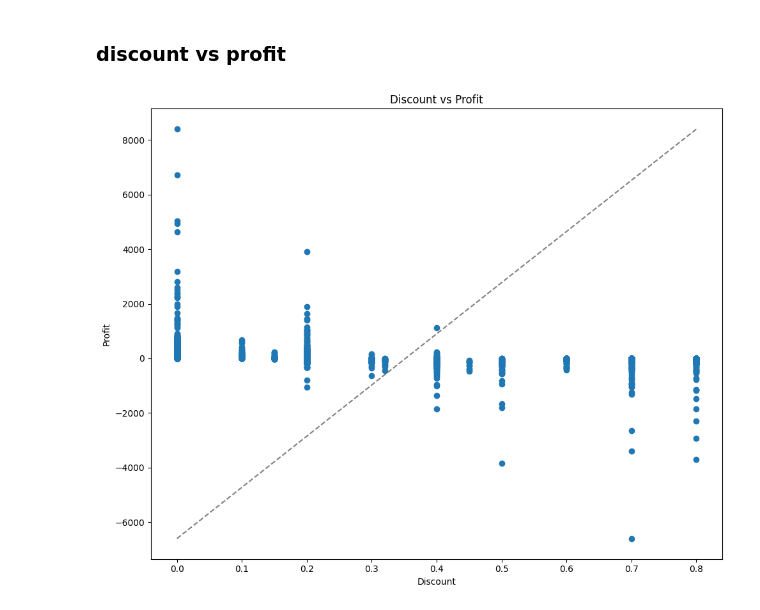
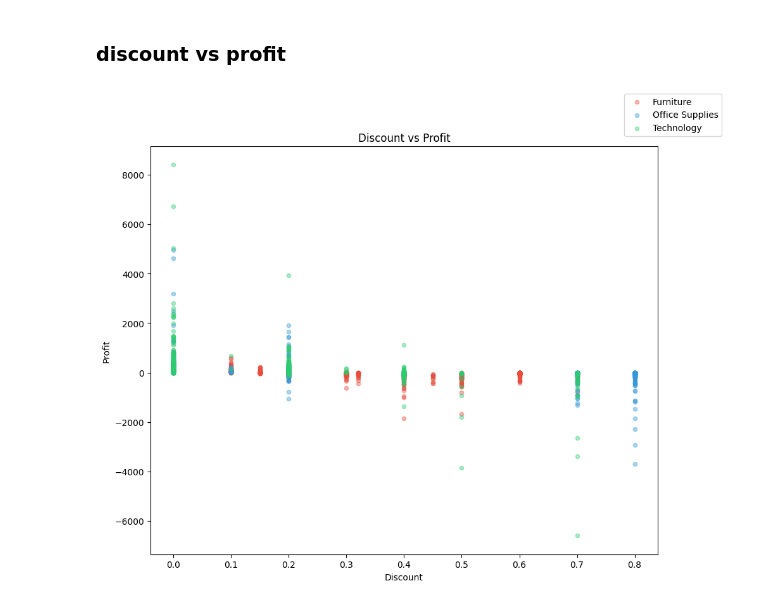
Before and after one commit to VaibhavNileshKumarDave/synent-task5-salesanalysis-vaibhav-dave, a Jupyter notebook: notebooks/salesanalysis.ipynb, the cells around one changed output. Cells and saved outputs as stored; diff of their text form; code cells hidden in the pictures.

```diff
--- a/notebooks/salesanalysis.ipynb
+++ b/notebooks/salesanalysis.ipynb
@@ -111,7 +111,7 @@ print("null in super store 2:", null_count_super_store_2)
 duplicates_super_store = df_master.duplicated()
 print("duplicates in super store:", duplicates_super_store) # no duplicates
 
-df_master.drop_duplicates()
+df_master.drop_duplicates(inplace=True)
 print("Info: ", df_master.info()) # no duplicates
 # %% [output]
 null in super store: Row ID            0
@@ -354,22 +377,17 @@ plt.show()
 ### discount vs profit
 # %%
 fig, ax = plt.subplots(figsize=(10, 8))
-
-ax.scatter(df_master["Discount"], df_master["Profit"])
-
-plt.plot(
-    [df_master["Discount"].min(), df_master["Discount"].max()],
-    [df_master["Profit"].min(), df_master["Profit"].max()],
-    color="gray",
-    linestyle="--"
-)
 
 ax.set_xlabel("Discount")
 ax.set_ylabel("Profit")
 ax.set_title("Discount vs Profit")
+colors_cat = {'Furniture': '#e74c3c', 'Office Supplies': '#3498db', 'Technology': '#2ecc71'}
+for cat, group in df_master.groupby('Category'):
+    ax.scatter(group['Discount'], group['Profit'], alpha = 0.4, s = 20, label = cat, color = colors_cat[cat])
+ax.legend(bbox_to_anchor = (1,0.89), loc = "lower right",  bbox_transform = fig.transFigure)
 
 plt.tight_layout()
-plt.savefig("discount_vs_profit.png")
+plt.savefig("discount_vs_profit.png", dpi = 150)
 plt.show()
 # %% [output]
-[figure, old version]
+[figure, new version]
```
Also changed, not shown: parts of 27 cells of this notebook, 16 other files.
